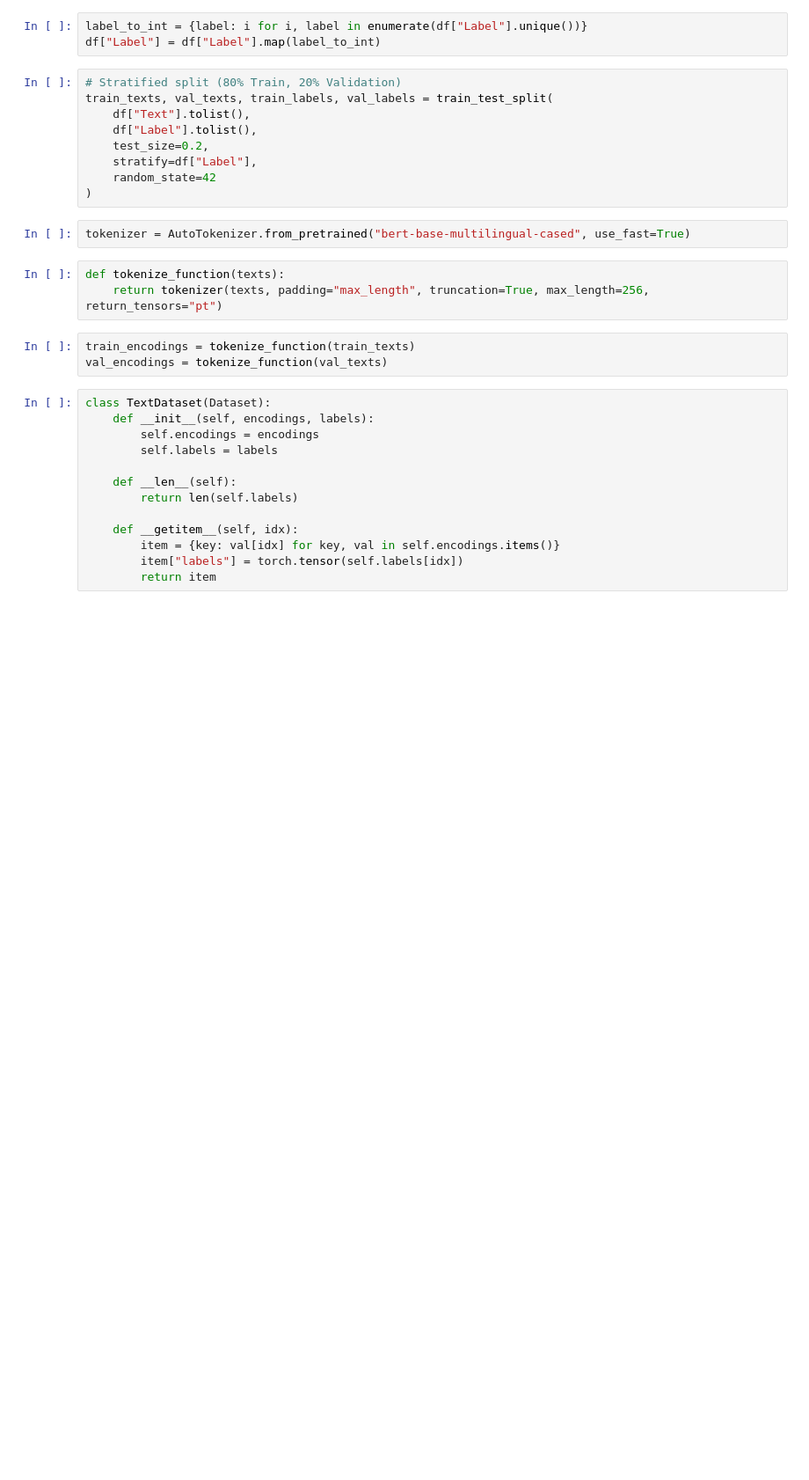
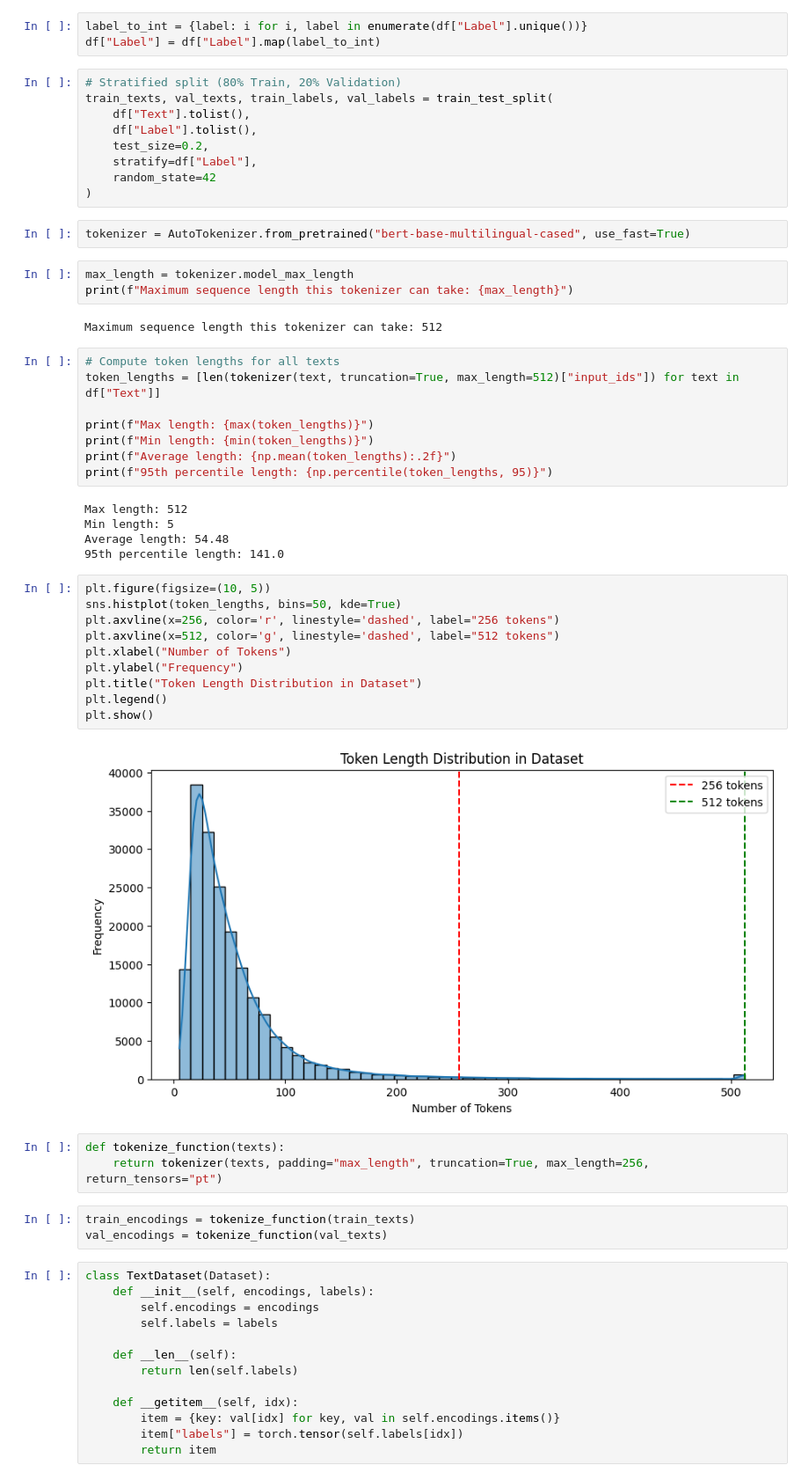
Before and after one commit to yuxianzuo/NLP_Kaggle, a Jupyter notebook: text_classifier.ipynb, the cells around one changed output. Shown: that part at 88% size. Drawn from its saved outputs; the diff is of its cells as text; blank space fills up the shorter version.

Commit message:
add text length check

```diff
--- a/text_classifier.ipynb
+++ b/text_classifier.ipynb
@@ -225,6 +227,36 @@ train_texts, val_texts, train_labels, val_labels = train_test_split(
 )
 # %%
 tokenizer = AutoTokenizer.from_pretrained("bert-base-multilingual-cased", use_fast=True)
+# %%
+max_length = tokenizer.model_max_length
+print(f"Maximum sequence length this tokenizer can take: {max_length}")
+# %% [output]
+Maximum sequence length this tokenizer can take: 512
+# %%
+# Compute token lengths for all texts
+token_lengths = [len(tokenizer(text, truncation=True, max_length=512)["input_ids"]) for text in df["Text"]]
+
+print(f"Max length: {max(token_lengths)}")
+print(f"Min length: {min(token_lengths)}")
+print(f"Average length: {np.mean(token_lengths):.2f}")
+print(f"95th percentile length: {np.percentile(token_lengths, 95)}")
+# %% [output]
+Max length: 512
+Min length: 5
+Average length: 54.48
+95th percentile length: 141.0
+# %%
+plt.figure(figsize=(10, 5))
+sns.histplot(token_lengths, bins=50, kde=True)
+plt.axvline(x=256, color='r', linestyle='dashed', label="256 tokens")
+plt.axvline(x=512, color='g', linestyle='dashed', label="512 tokens")
+plt.xlabel("Number of Tokens")
+plt.ylabel("Frequency")
+plt.title("Token Length Distribution in Dataset")
+plt.legend()
+plt.show()
+# %% [output]
+[figure, added]
 # %%
 def tokenize_function(texts):
     return tokenizer(texts, padding="max_length", truncation=True, max_length=256, return_tensors="pt")
```
Also changed, not shown: parts of 12 cells of this notebook, 1 other file.
